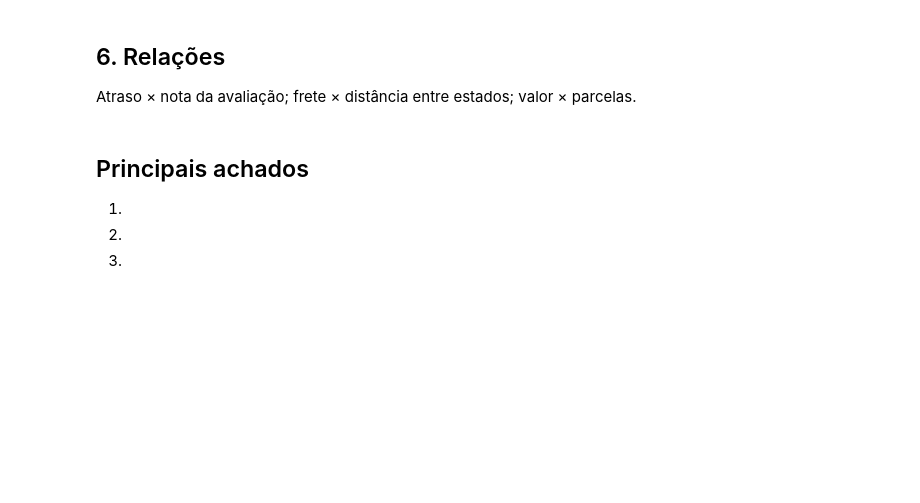
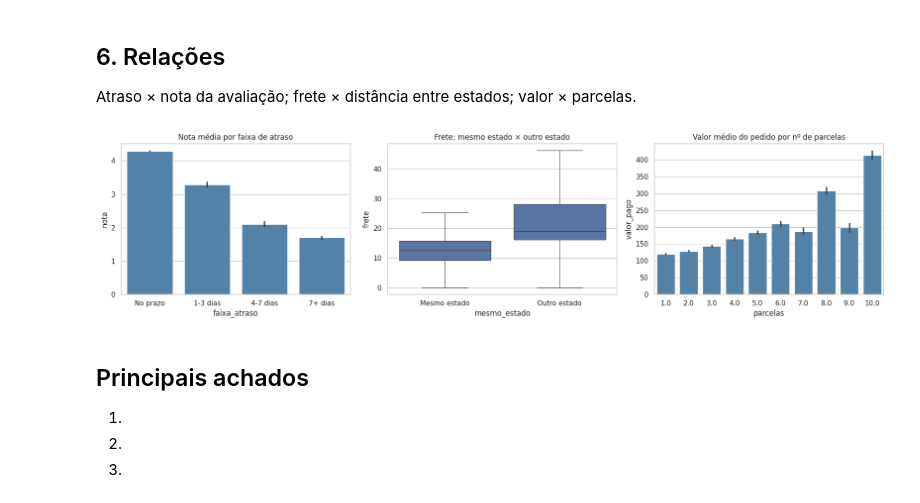
Before and after one commit to jessicapmartins/segmentacao-clientes-olist, a Jupyter notebook: notebooks/02_eda.ipynb, the cells around one changed output. Cells and saved outputs as stored; diff of their text form; code cells hidden in the pictures; blank space fills up the shorter version.

```diff
--- a/notebooks/02_eda.ipynb
+++ b/notebooks/02_eda.ipynb
@@ -36,6 +216,32 @@ Pedidos e receita por mês. Existe pico em novembro (Black Friday)?
 # %% [markdown]
 ## 6. Relações
 Atraso × nota da avaliação; frete × distância entre estados; valor × parcelas.
+# %%
+fig, ax = plt.subplots(1, 3, figsize=(18, 4.5))
+
+# 1) Atraso × nota (versão visual da pergunta 6)
+entregues['dias_atraso'] = (entregues['data_entrega'].dt.normalize()
+                            - entregues['data_estimada'].dt.normalize()).dt.days
+entregues['faixa_atraso'] = pd.cut(entregues['dias_atraso'],
+                                   bins=[-999, 0, 3, 7, 999],
+                                   labels=['No prazo', '1-3 dias', '4-7 dias', '7+ dias'])
+sns.barplot(data=entregues, x='faixa_atraso', y='nota', ax=ax[0], color='steelblue')
+ax[0].set_title('Nota média por faixa de atraso')
+
+# 2) Frete: vendedor no mesmo estado do cliente × outro estado
+entregues['mesmo_estado'] = (entregues['estado_cliente'] == entregues['estado_vendedor']).map(
+    {True: 'Mesmo estado', False: 'Outro estado'})
+sns.boxplot(data=entregues, x='mesmo_estado', y='frete', ax=ax[1], showfliers=False)
+ax[1].set_title('Frete: mesmo estado × outro estado')
+
+# 3) Valor × parcelas
+sns.barplot(data=entregues[entregues['parcelas'].between(1, 10)],
+            x='parcelas', y='valor_pago', ax=ax[2], color='steelblue')
+ax[2].set_title('Valor médio do pedido por nº de parcelas')
+
+plt.tight_layout(); plt.show()
+# %% [output]
+[figure, added]
 # %% [markdown]
 ## Principais achados
 1.
```
Also changed, not shown: parts of 7 cells of this notebook.
